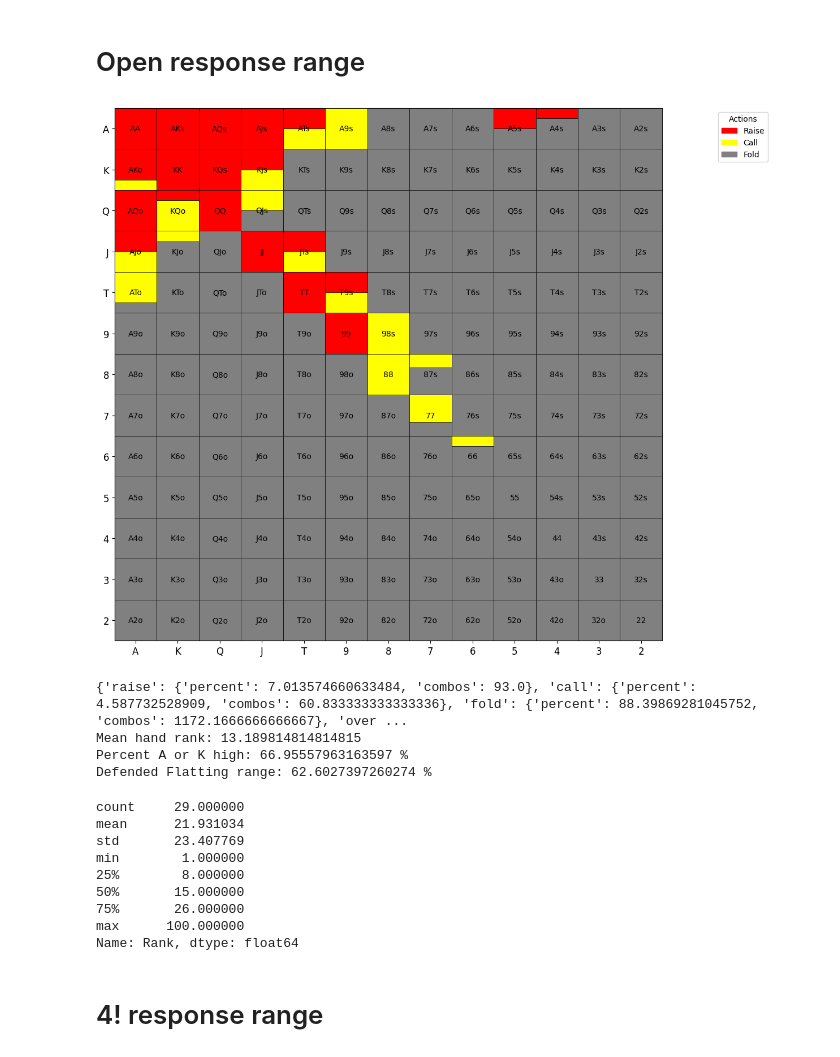
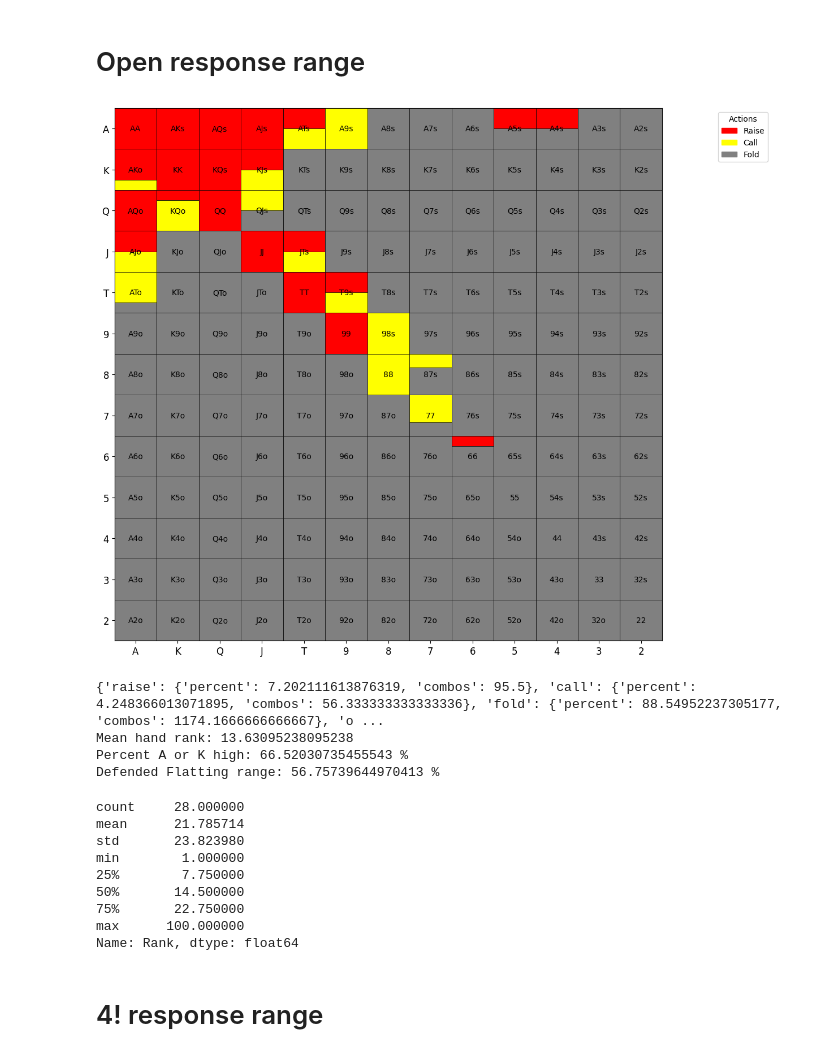
Before and after one commit to KunaalAgarwal/poker_analysis, a Jupyter notebook: src/hj_ranges.ipynb, the cells around one changed output. Drawn from its saved outputs; the diff is of its cells as text; code cells hidden in the pictures.

```diff
--- a/src/hj_ranges.ipynb
+++ b/src/hj_ranges.ipynb
@@ -253,7 +242,7 @@ open_response_range = {
     "99": {"raise": 1.0, "call": 0.0},
     "88": {"raise": 0.0, "call": 1.0},
     "77": {"raise": 0.0, "call": 2/3},
-    "66": {"raise": 0.0, "call": 0.25}, # depends how tight the early position players are
+    "66": {"raise": 0.25, "call": 0.0}, # depends how tight the early position players are
     "55": {"raise": 0.0, "call": 0.0},
     "44": {"raise": 0.0, "call": 0.0},
     "33": {"raise": 0.0, "call": 0.0},
@@ -269,7 +258,7 @@ open_response_range = {
     "A6s": {"raise": 0.0, "call": 0.0},
     # very solid 3bet bluffs, but don't need to many bluffs against relatively tight opening ranges
     "A5s": {"raise": 0.5, "call": 0.0},
-    "A4s": {"raise": 0.25, "call": 0.0},
+    "A4s": {"raise": 0.5, "call": 0.0},
     "A3s": {"raise": 0.0, "call": 0.0},
     "A2s": {"raise": 0.0, "call": 0.0},
 
@@ -287,7 +276,7 @@ open_response_range = {
     "K8s": {"raise": 0.0, "call": 0.0},
 
     "KQo": {"raise": 0.25, "call": 0.75},
-    "KJo": {"raise": 0.0, "call": 0.25}, # depends on position of open
+    "KJo": {"raise": 0.0, "call": 0.0}, # depends on position of open
     "KTo": {"raise": 0.0, "call": 0.0},
     "K9o": {"raise": 0.0, "call": 0.0},
 
@@ -312,45 +301,45 @@ open_response_range = {
 
     "87s": {"raise": 0.0, "call": 1/3},
     "86s": {"raise": 0.0, "call": 0.0},
 
     "76s": {"raise": 0.0, "call": 0.0},
     "75s": {"raise": 0.0, "call": 0.0},
 
     "65s": {"raise": 0.0, "call": 0.0},
 
     "54s": {"raise": 0.0, "call": 0.0},
 
     "43s": {"raise": 0.0, "call": 0.0},
 
     "32s": {"raise": 0.0, "call": 0.0},
 }
 
 # Visualize the range
 open_response = range_construction.generate_range(open_response_range, '../ranges/hj_ranges/hj_open_response')
 open_response_distribution = range_construction.range_hand_distribution(open_response_range)
 open_response_percent_by_actions = range_construction.range_percent_by_all_actions(open_response_range)
 open_response_mean_hand_rank = range_construction.average_range_rank(open_response_range)
 
 print(open_response_percent_by_actions)
 print(f'Mean hand rank: {open_response_mean_hand_rank}')
 print(f'Percent A or K high: {range_construction.percent_range_high_card(open_response_range)} %')
 print(f'Defended Flatting range: {range_construction.flat_defense(response_3bet_range, open_response_range)} %')
 
 open_response_distribution[1].to_csv('../ranges/hj_ranges/hj_open_response_distribution.csv')
 open_response_distribution[0]
 # %% [output]
-[figure, old version]
+[figure, new version]
-{'raise': {'percent': 7.013574660633484, 'combos': 93.0}, 'call': {'percent': 4.587732528909, 'combos': 60.833333333333336}, 'fold': {'percent': 88.39869281045752, 'combos': 1172.1666666666667}, 'over ...
-Mean hand rank: 13.189814814814815
-Percent A or K high: 66.95557963163597 %
-Defended Flatting range: 62.6027397260274 %
+{'raise': {'percent': 7.202111613876319, 'combos': 95.5}, 'call': {'percent': 4.248366013071895, 'combos': 56.333333333333336}, 'fold': {'percent': 88.54952237305177, 'combos': 1174.1666666666667}, 'o ...
+Mean hand rank: 13.63095238095238
+Percent A or K high: 66.52030735455543 %
+Defended Flatting range: 56.75739644970413 %
-count     29.000000
-mean      21.931034
-std       23.407769
+count     28.000000
+mean      21.785714
+std       23.823980
 min        1.000000
-25%        8.000000
-50%       15.000000
-75%       26.000000
+25%        7.750000
+50%       14.500000
+75%       22.750000
 max      100.000000
 Name: Rank, dtype: float64
 # %% [markdown]
```
Also changed, not shown: parts of 2 cells of this notebook, 7 other files.
